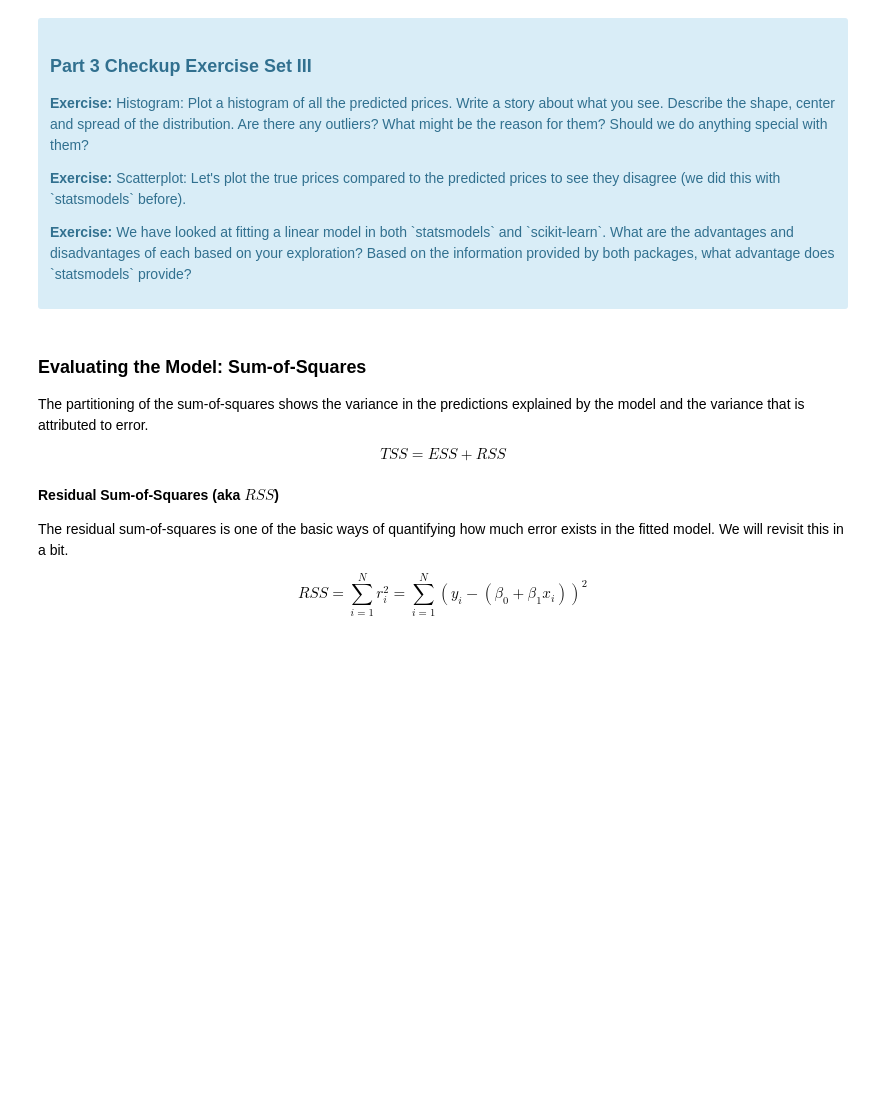
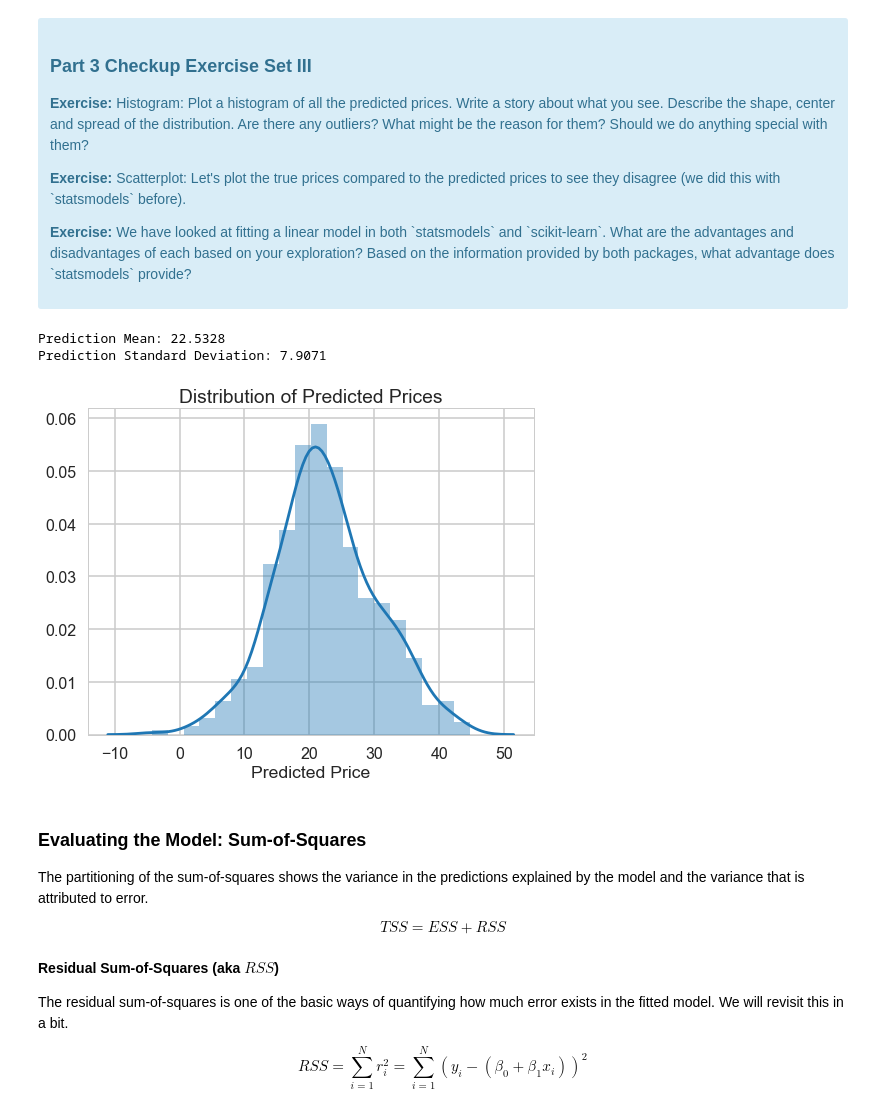
Before and after one commit to tsansom/Springboard-Data-Science, a Jupyter notebook: mini_projects/machine_learning/linear_regression/Mini_Project_Linear_Regression.ipynb, the cells around one changed output. Saved outputs shown, nothing was run; the diff lists cells and outputs as text; code cells hidden in the pictures; blank space fills up the shorter version.

```diff
--- a/mini_projects/machine_learning/linear_regression/Mini_Project_Linear_Regression.ipynb
+++ b/mini_projects/machine_learning/linear_regression/Mini_Project_Linear_Regression.ipynb
@@ -633,3 +673,13 @@ lm.predict(X)[0:5]
+# %%
+# your turn
+_ = sns.distplot(y_pred, axlabel='Predicted Price')
+_ = plt.title('Distribution of Predicted Prices')
+print('Prediction Mean: {:.4f}'.format(np.mean(y_pred)))
+print('Prediction Standard Deviation: {:.4f}'.format(np.std(y_pred)))
+# %% [output]
+Prediction Mean: 22.5328
+Prediction Standard Deviation: 7.9071
+[figure, added]
 # %% [markdown]
 ### Evaluating the Model: Sum-of-Squares
 
```
Also changed, not shown: parts of 11 cells of this notebook.
